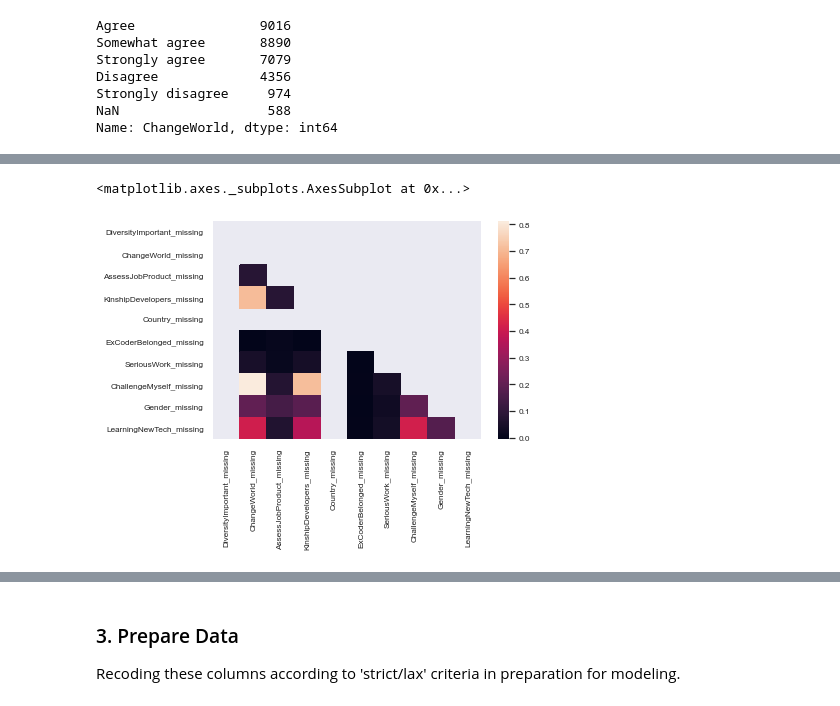
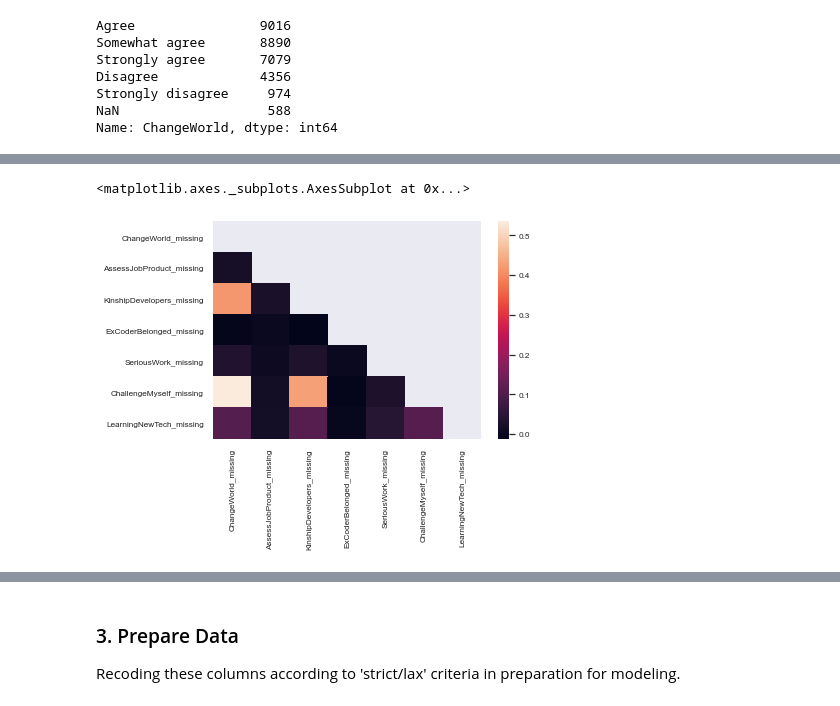
Before and after one commit to goitom/project_1_blog_post, a Jupyter notebook: Stack_Overflow_Survey_Diversity.ipynb, the cells around one changed output, grey strips where cells are left out. Drawn from its saved outputs; the diff is of its cells as text; code cells hidden in the pictures.

```diff
--- a/Stack_Overflow_Survey_Diversity.ipynb
+++ b/Stack_Overflow_Survey_Diversity.ipynb
@@ -338,32 +368,28 @@ Name: ChangeWorld, dtype: int64
+# %%
+df_2017 = df_2017.dropna(subset = ['Gender'])
 # %%
-df_2017['DiversityImportant_missing'] = df_2017['DiversityImportant'].isna()
 df_2017['ChangeWorld_missing'] = df_2017['ChangeWorld'].isna()
 df_2017['AssessJobProduct_missing'] = df_2017['AssessJobProduct'].isna()
 df_2017['KinshipDevelopers_missing'] = df_2017['KinshipDevelopers'].isna()
-df_2017['Country_missing'] = df_2017['Country'].isna()
 df_2017['ExCoderBelonged_missing'] = df_2017['ExCoderBelonged'].isna()
 df_2017['SeriousWork_missing'] = df_2017['SeriousWork'].isna()
 df_2017['ChallengeMyself_missing'] = df_2017['ChallengeMyself'].isna()
-df_2017['Gender_missing'] = df_2017['Gender'].isna()
 df_2017['LearningNewTech_missing'] = df_2017['LearningNewTech'].isna()
 # %%
-corr_matrix = df_2017[['DiversityImportant_missing'
-                       , 'ChangeWorld_missing'
+corr_matrix_miss = df_2017[['ChangeWorld_missing'
                        , 'AssessJobProduct_missing'
                        , 'KinshipDevelopers_missing'
-                       , 'Country_missing'
                        , 'ExCoderBelonged_missing'
                        , 'SeriousWork_missing'
                        , 'ChallengeMyself_missing'
-                       , 'Gender_missing'
                        , 'LearningNewTech_missing'
                       ]
                      ].corr()
 # %%
 # Generate a mask for the upper triangle
-mask = np.triu(np.ones_like(corr_matrix, dtype=np.bool))
+mask_miss = np.triu(np.ones_like(corr_matrix_miss, dtype=np.bool))
 # %%
-sns.heatmap(corr_matrix, mask=mask)
+sns.heatmap(corr_matrix_miss, mask=mask_miss)
 # %% [output]
 <matplotlib.axes._subplots.AxesSubplot at 0x...>
-[figure, old version]
+[figure, new version]
```
Also changed, not shown: parts of 16 cells of this notebook, 4 other files.
